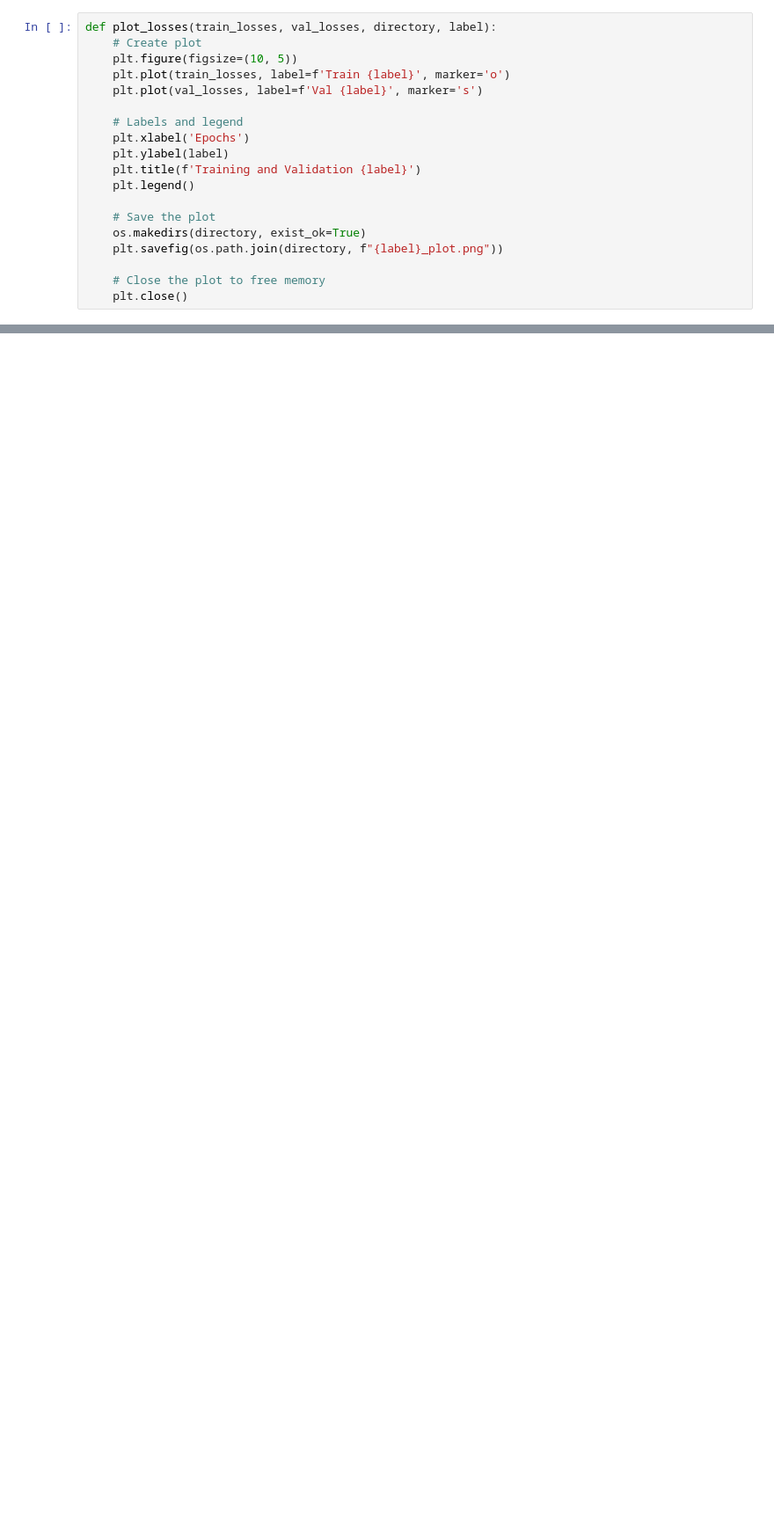
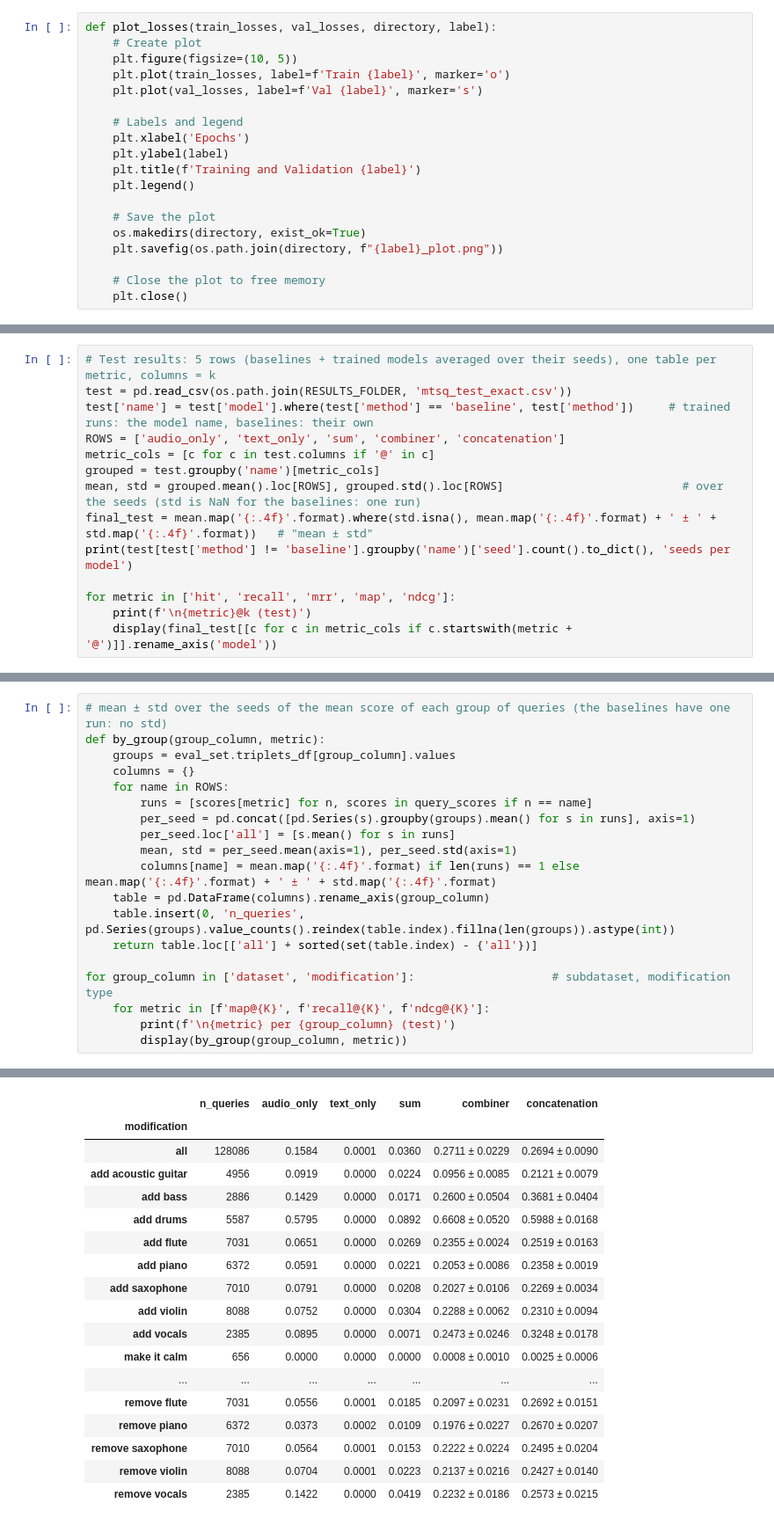
Before and after one commit to sb-lucas/Guided-Music-Retrieval, a Jupyter notebook: train/view_results.ipynb, the cells around one changed output, grey strips where cells are left out. Shown at 88% size. Cells and saved outputs as stored; diff of their text form; blank space fills up the shorter version.

```diff
--- a/train/view_results.ipynb
+++ b/train/view_results.ipynb
@@ -65,0 +194,14 @@ for run in df[df['trained_on'] == 'mtsq']['run']:
+# %%
+# Test results: 5 rows (baselines + trained models averaged over their seeds), one table per metric, columns = k
+test = pd.read_csv(os.path.join(RESULTS_FOLDER, 'mtsq_test_exact.csv'))
+test['name'] = test['model'].where(test['method'] == 'baseline', test['method'])     # trained runs: the model name, baselines: their own
+ROWS = ['audio_only', 'text_only', 'sum', 'combiner', 'concatenation']
+metric_cols = [c for c in test.columns if '@' in c]
+grouped = test.groupby('name')[metric_cols]
+mean, std = grouped.mean().loc[ROWS], grouped.std().loc[ROWS]                          # over the seeds (std is NaN for the baselines: one run)
+final_test = mean.map('{:.4f}'.format).where(std.isna(), mean.map('{:.4f}'.format) + ' ± ' + std.map('{:.4f}'.format))   # "mean ± std"
+print(test[test['method'] != 'baseline'].groupby('name')['seed'].count().to_dict(), 'seeds per model')
+
+for metric in ['hit', 'recall', 'mrr', 'map', 'ndcg']:
+    print(f'\n{metric}@k (test)')
+    display(final_test[[c for c in metric_cols if c.startswith(metric + '@')]].rename_axis('model'))
@@ -65,0 +286,20 @@ for run in df[df['trained_on'] == 'mtsq']['run']:
+# %%
+# mean ± std over the seeds of the mean score of each group of queries (the baselines have one run: no std)
+def by_group(group_column, metric):
+    groups = eval_set.triplets_df[group_column].values
+    columns = {}
+    for name in ROWS:
+        runs = [scores[metric] for n, scores in query_scores if n == name]
+        per_seed = pd.concat([pd.Series(s).groupby(groups).mean() for s in runs], axis=1)
+        per_seed.loc['all'] = [s.mean() for s in runs]
+        mean, std = per_seed.mean(axis=1), per_seed.std(axis=1)
+        columns[name] = mean.map('{:.4f}'.format) if len(runs) == 1 else mean.map('{:.4f}'.format) + ' ± ' + std.map('{:.4f}'.format)
+    table = pd.DataFrame(columns).rename_axis(group_column)
+    table.insert(0, 'n_queries', pd.Series(groups).value_counts().reindex(table.index).fillna(len(groups)).astype(int))
+    return table.loc[['all'] + sorted(set(table.index) - {'all'})]
+
+for group_column in ['dataset', 'modification']:                    # subdataset, modification type
+    for metric in [f'map@{K}', f'recall@{K}', f'ndcg@{K}']:
+        print(f'\n{metric} per {group_column} (test)')
+        display(by_group(group_column, metric))
+# %% [output]
@@ -65,0 +331,18 @@ for run in df[df['trained_on'] == 'mtsq']['run']:
+|  | n_queries | audio_only | text_only | sum | combiner | concatenation |
+| modification |  |  |  |  |  |  |
+| all | 128086 | 0.1584 | 0.0001 | 0.0360 | 0.2711 ± 0.0229 | 0.2694 ± 0.0090 |
+| add acoustic guitar | 4956 | 0.0919 | 0.0000 | 0.0224 | 0.0956 ± 0.0085 | 0.2121 ± 0.0079 |
+| add bass | 2886 | 0.1429 | 0.0000 | 0.0171 | 0.2600 ± 0.0504 | 0.3681 ± 0.0404 |
+| add drums | 5587 | 0.5795 | 0.0000 | 0.0892 | 0.6608 ± 0.0520 | 0.5988 ± 0.0168 |
+| add flute | 7031 | 0.0651 | 0.0000 | 0.0269 | 0.2355 ± 0.0024 | 0.2519 ± 0.0163 |
+| add piano | 6372 | 0.0591 | 0.0000 | 0.0221 | 0.2053 ± 0.0086 | 0.2358 ± 0.0019 |
+| add saxophone | 7010 | 0.0791 | 0.0000 | 0.0208 | 0.2027 ± 0.0106 | 0.2269 ± 0.0034 |
+| add violin | 8088 | 0.0752 | 0.0000 | 0.0304 | 0.2288 ± 0.0062 | 0.2310 ± 0.0094 |
+| add vocals | 2385 | 0.0895 | 0.0000 | 0.0071 | 0.2473 ± 0.0246 | 0.3248 ± 0.0178 |
+| make it calm | 656 | 0.0000 | 0.0000 | 0.0000 | 0.0008 ± 0.0010 | 0.0025 ± 0.0006 |
+| ... | ... | ... | ... | ... | ... | ... |
+| remove flute | 7031 | 0.0556 | 0.0001 | 0.0185 | 0.2097 ± 0.0231 | 0.2692 ± 0.0151 |
+| remove piano | 6372 | 0.0373 | 0.0002 | 0.0109 | 0.1976 ± 0.0227 | 0.2670 ± 0.0207 |
+| remove saxophone | 7010 | 0.0564 | 0.0001 | 0.0153 | 0.2222 ± 0.0224 | 0.2495 ± 0.0204 |
+| remove violin | 8088 | 0.0704 | 0.0001 | 0.0223 | 0.2137 ± 0.0216 | 0.2427 ± 0.0140 |
+| remove vocals | 2385 | 0.1422 | 0.0000 | 0.0419 | 0.2232 ± 0.0186 | 0.2573 ± 0.0215 |
```
Also changed, not shown: parts of 13 cells of this notebook, 17 other files.
